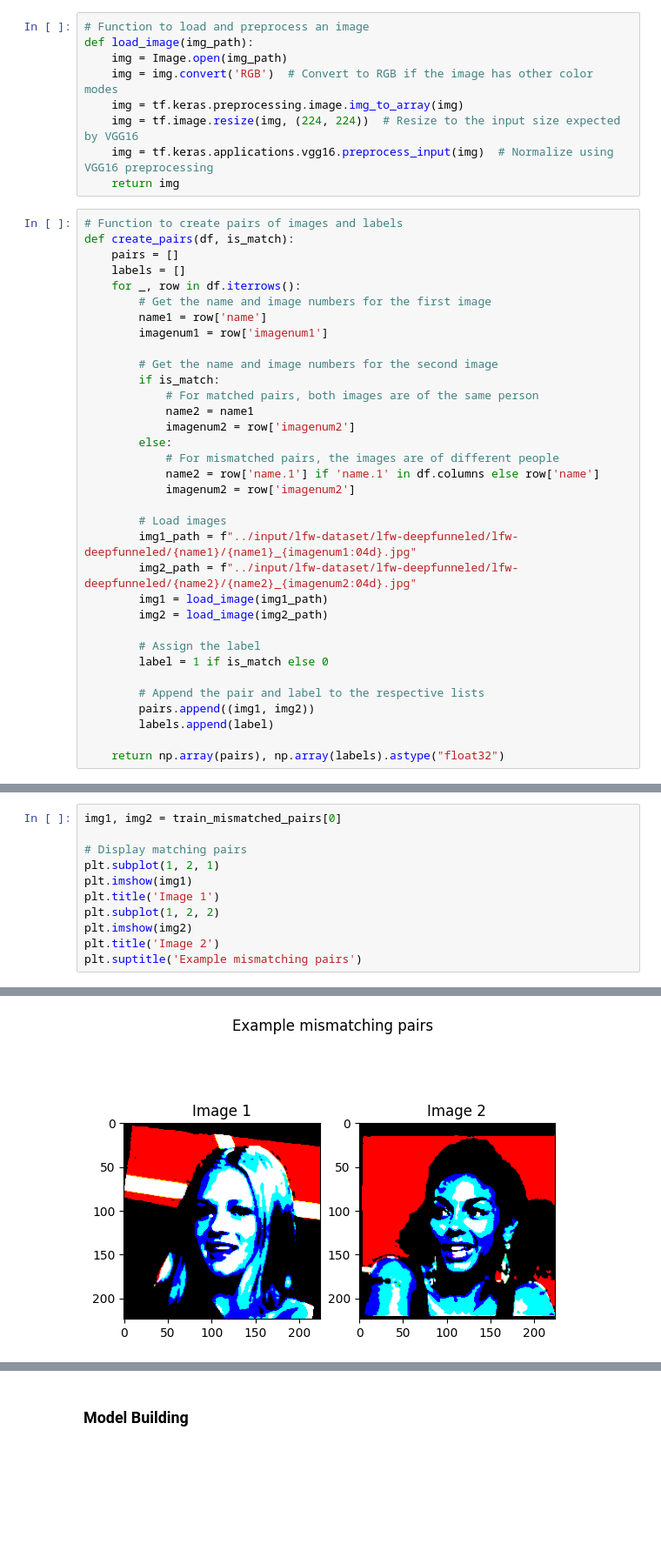
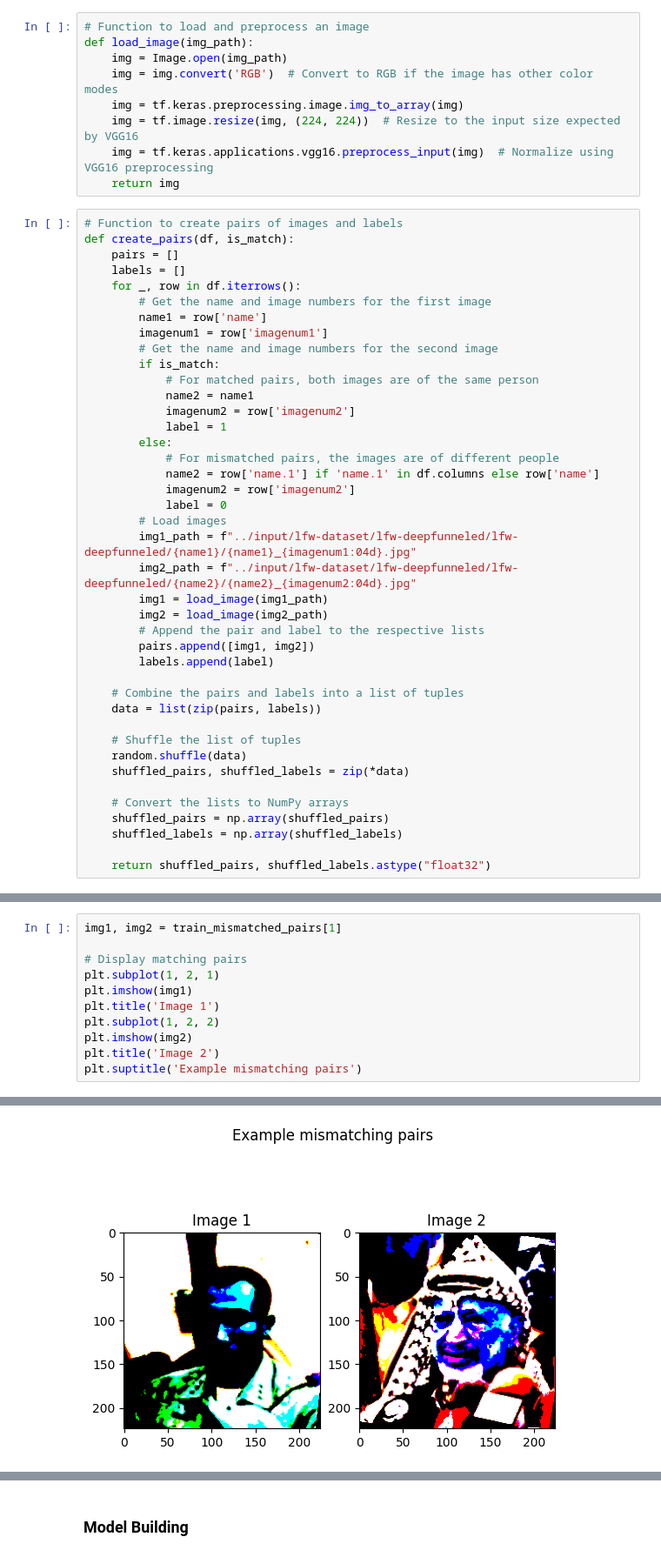
Before and after one commit to OussamaElhamdani/FaceSimNet, a Jupyter notebook: Notebooks/model.ipynb, the cells around one changed output, grey strips where cells are left out. Shown at 87% size. Cells and saved outputs as stored; diff of their text form; blank space fills up the shorter version.

```diff
--- a/Notebooks/model.ipynb
+++ b/Notebooks/model.ipynb
@@ -145,31 +146,38 @@ def create_pairs(df, is_match):
         # Get the name and image numbers for the first image
         name1 = row['name']
         imagenum1 = row['imagenum1']
-
         # Get the name and image numbers for the second image
         if is_match:
             # For matched pairs, both images are of the same person
             name2 = name1
             imagenum2 = row['imagenum2']
+            label = 1
         else:
             # For mismatched pairs, the images are of different people
             name2 = row['name.1'] if 'name.1' in df.columns else row['name']
             imagenum2 = row['imagenum2']
-
+            label = 0
         # Load images
         img1_path = f"../input/lfw-dataset/lfw-deepfunneled/lfw-deepfunneled/{name1}/{name1}_{imagenum1:04d}.jpg"
         img2_path = f"../input/lfw-dataset/lfw-deepfunneled/lfw-deepfunneled/{name2}/{name2}_{imagenum2:04d}.jpg"
         img1 = load_image(img1_path)
         img2 = load_image(img2_path)
-
-        # Assign the label
-        label = 1 if is_match else 0
-
         # Append the pair and label to the respective lists
-        pairs.append((img1, img2))
+        pairs.append([img1, img2])
         labels.append(label)
 
-    return np.array(pairs), np.array(labels).astype("float32")
+    # Combine the pairs and labels into a list of tuples
+    data = list(zip(pairs, labels))
+
+    # Shuffle the list of tuples
+    random.shuffle(data)
+    shuffled_pairs, shuffled_labels = zip(*data)
+
+    # Convert the lists to NumPy arrays
+    shuffled_pairs = np.array(shuffled_pairs)
+    shuffled_labels = np.array(shuffled_labels)
+
+    return shuffled_pairs, shuffled_labels.astype("float32")
 # %%
 train_matched_pairs, train_matched_labels = create_pairs(matchpairsDevTrain, is_match=True)
 train_mismatched_pairs, train_mismatched_labels = create_pairs(mismatchpairsDevTrain, is_match=False)
@@ -202,14 +217,14 @@ Text(0.5, 0.98, 'Example matching pairs')
 # %%
-img1, img2 = train_mismatched_pairs[0]
+img1, img2 = train_mismatched_pairs[1]
 
 # Display matching pairs
 plt.subplot(1, 2, 1)
 plt.imshow(img1)
 plt.title('Image 1')
 plt.subplot(1, 2, 2)
 plt.imshow(img2)
 plt.title('Image 2')
 plt.suptitle('Example mismatching pairs')
 # %% [output]
 Text(0.5, 0.98, 'Example mismatching pairs')
-[figure, old version]
+[figure, new version]
```
Also changed, not shown: parts of 15 cells of this notebook.
